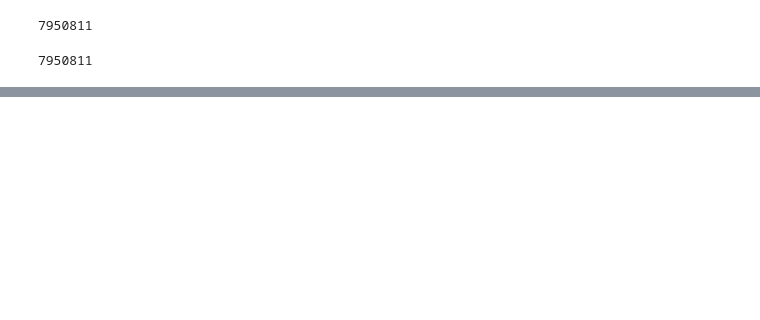
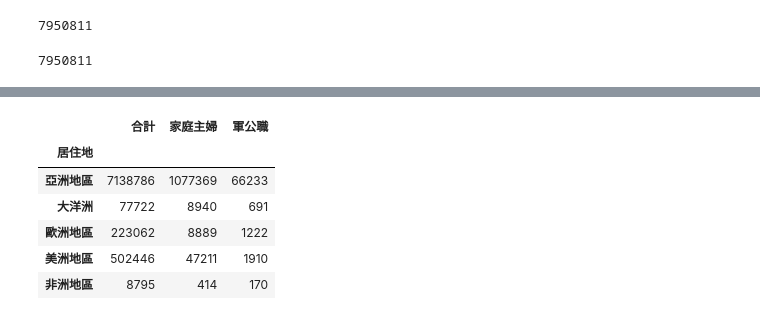
Before and after one commit to trista-cheng/courses, a Jupyter notebook: HW1112.ipynb, the cells around one changed output, grey strips where cells are left out. Saved outputs shown, nothing was run; the diff lists cells and outputs as text; code cells hidden in the pictures; blank space fills up the shorter version.

```diff
--- a/HW1112.ipynb
+++ b/HW1112.ipynb
@@ -148,3 +148,13 @@ countries2015.sort_values(by=['家庭主婦/合計'], ascending=False).tail()
 | 88 | 2015 | 非洲地區 | 非洲其他地區 Others | 5267 | 936 | 108 | 353 | 423 | 74 | 148 | 740 | ... |
 | 80 | 2015 | 歐洲地區 | 俄羅斯 Russian Federation | 7808 | 1383 | 116 | 492 | 668 | 107 | 6 | 939 | ... |
 | 78 | 2015 | 歐洲地區 | 希臘 Greece | 1465 | 107 | 29 | 266 | 76 | 10 | 10 | 172 | ... |
+# %%
+countries2013.groupby(['居住地'])[["合計", "家庭主婦", "軍公職"]].sum()
+# %% [output]
+|  | 合計 | 家庭主婦 | 軍公職 |
+| 居住地 |  |  |  |
+| 亞洲地區 | 7138786 | 1077369 | 66233 |
+| 大洋洲 | 77722 | 8940 | 691 |
+| 歐洲地區 | 223062 | 8889 | 1222 |
+| 美洲地區 | 502446 | 47211 | 1910 |
+| 非洲地區 | 8795 | 414 | 170 |
```
Also changed, not shown: parts of 1 cell of this notebook.
